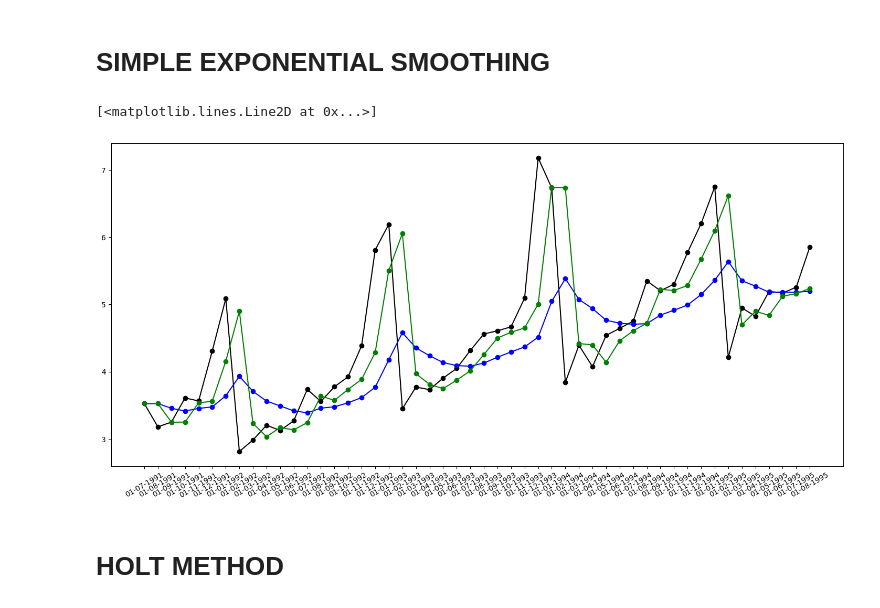
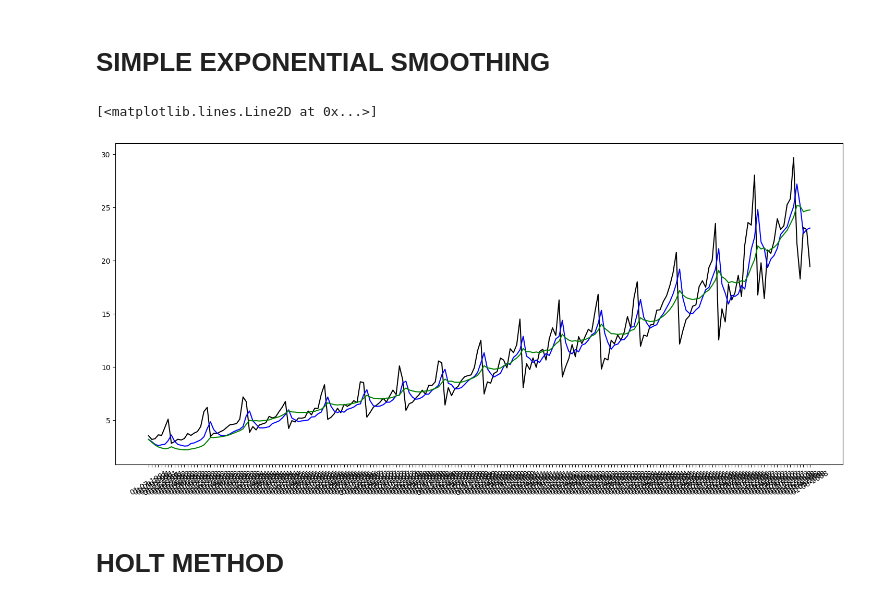
Before and after one commit to saazizau/learning_ml, a Jupyter notebook: timeseries/smooting.ipynb, the cells around one changed output. Drawn from its saved outputs; the diff is of its cells as text; code cells hidden in the pictures.

```diff
--- a/timeseries/smooting.ipynb
+++ b/timeseries/smooting.ipynb
@@ -58,20 +58,20 @@ plt.show()
 # %% [markdown]
 # SIMPLE EXPONENTIAL SMOOTHING
 # %%
-df2 = df.head(50)
+df2 = df.copy()
 # %%
 fit1 = SimpleExpSmoothing(df2).fit(smoothing_level=0.2,optimized=False)
 fit2 = SimpleExpSmoothing(df2).fit(smoothing_level=0.8,optimized=False)
 # %%
 plt.figure(figsize=(18,8))
-plt.plot(df2, marker='o', color='black')
+plt.plot(df2, color='black')
 plt.xticks(rotation=30)
 
-plt.plot(fit1.fittedvalues, marker='o', color='blue')
-plt.plot(fit2.fittedvalues, marker='o', color='green')
+plt.plot(fit1.fittedvalues, color='blue')
+plt.plot(fit2.fittedvalues, color='green')
 # %% [output]
 [<matplotlib.lines.Line2D at 0x...>]
-[figure, old version]
+[figure, new version]
 # %% [markdown]
 # HOLT METHOD
 # %%
```
Also changed, not shown: parts of 6 cells of this notebook, 9 other files.
